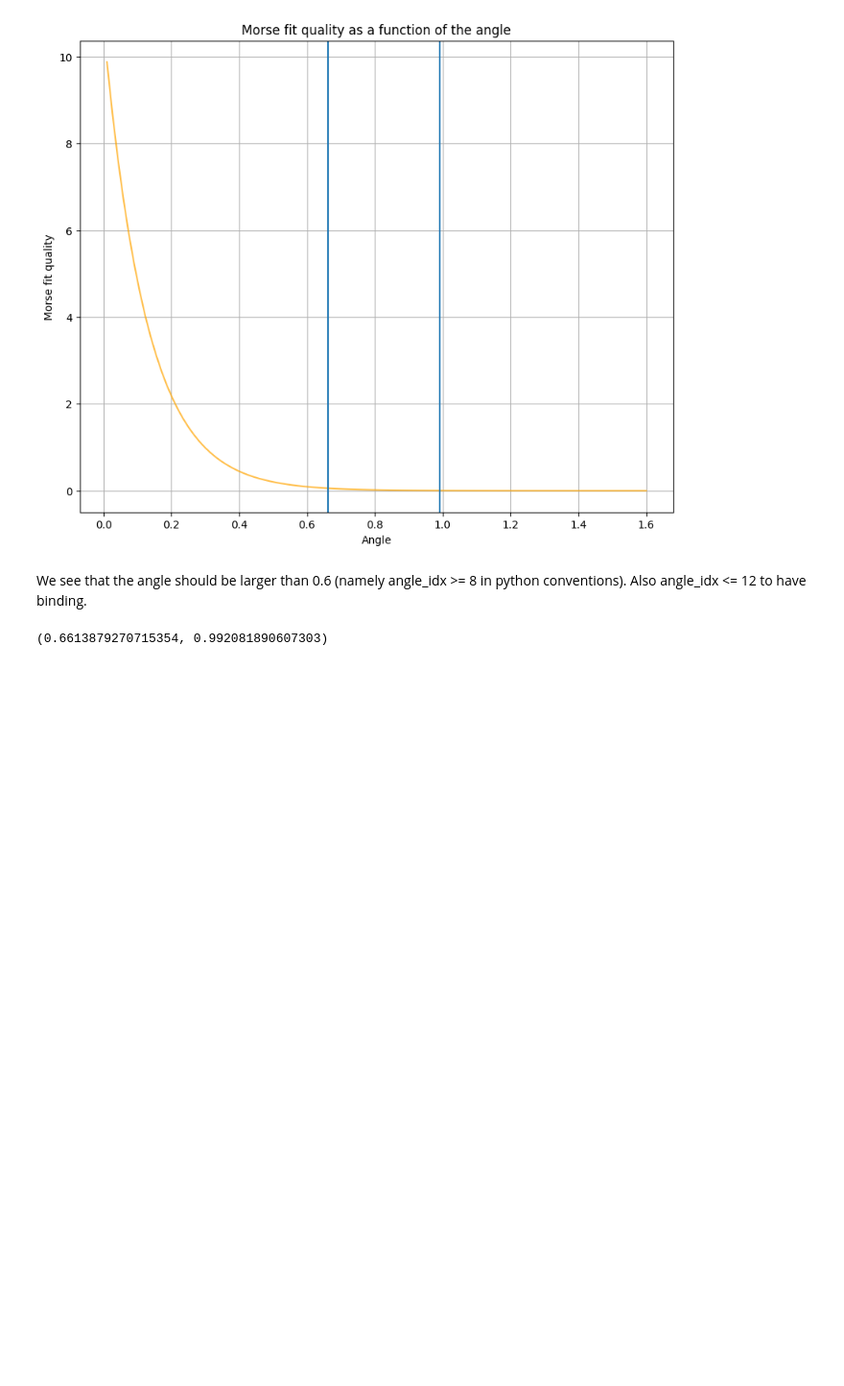
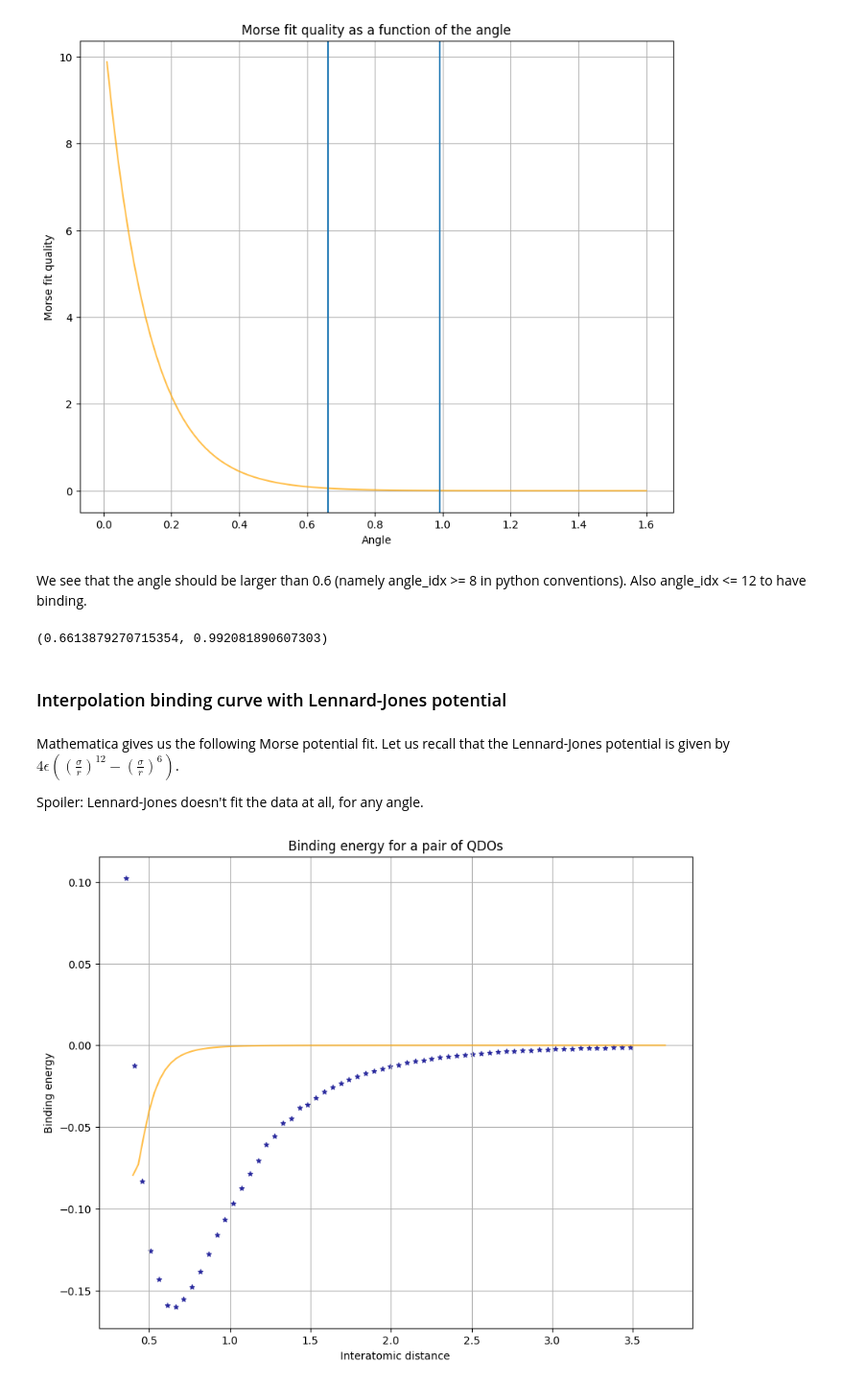
Before and after one commit to MatthieuSarkis/Long-range-intermolecular-interactions-on-a-continuous-variable-quantum-computer, a Jupyter notebook: driver.ipynb, the cells around one changed output. Shown at 96% size. Cells and saved outputs as stored; diff of their text form; code cells hidden in the pictures; blank space fills up the shorter version.

Commit message:
lennard-Jones done: doesn't work

```diff
--- a/driver.ipynb
+++ b/driver.ipynb
@@ -452,7 +451,7 @@ def loss(
 fit_quality_list = []
 
 for angle_idx in range(1, thetas.shape[0]):
-    l = loss(
+    l = loss_morse(
         distance_array=distances,
         binding_energy_array=binding_energies,
         angle_idx=angle_idx
@@ -516,3 +515,12 @@ Also angle_idx <= 12 to have binding.
 thetas[8], thetas[12]
 # %% [output]
 (0.6613879270715354, 0.992081890607303)
+# %% [markdown]
+### Interpolation binding curve with Lennard-Jones potential
+# %% [markdown]
+Mathematica gives us the following Morse potential fit. Let us recall that the Lennard-Jones potential is given by
+$4\epsilon\left(\left(\frac{\sigma}{r}\right)^{12}-\left(\frac{\sigma}{r}\right)^{6}\right)$.
+
+Spoiler: Lennard-Jones doesn't fit the data at all, for any angle.
+# %%
+startingDistance = [1, 2, 3, 5, 7, 8, 10, 12, 15, 18, 24, 22, 18, 17, 17, 16, 21, 25, 24] # starting at the first non-parallel angle
@@ -518,0 +574,43 @@ thetas[8], thetas[12]
+# %%
+def plot_binding_curve_lennard(
+    distance_array: np.ndarray,
+    binding_energy_array: np.ndarray,
+    angle_idx: int,
+    ymin: Optional[float]=None,
+    ymax: Optional[float]=None
+) -> None:
+
+    fig, axes = plt.subplots(nrows=1, ncols=1, figsize=(10, 8))
+
+    axes.plot(
+        np.linspace(0.4, 3.7, 100),
+        [interpolation_lennard(r, angle_idx) for r in np.linspace(0.4, 3.7, 100)],
+        c='orange',
+        alpha=0.7
+    )
+
+    axes.scatter(
+        distance_array[startingDistance[angle_idx-1]::3],
+        binding_energy_array[angle_idx, startingDistance[angle_idx-1]::3],
+        s=20,
+        c='darkblue',
+        marker='*',
+        alpha=0.7
+    )
+
+    axes.set_xlabel('Interatomic distance')
+    axes.set_ylabel('Binding energy')
+    if ymin is not None and ymax is not None:
+        axes.set_ylim(ymin, ymax)
+    axes.grid(True)
+    axes.set_title('Binding energy for a pair of QDOs')
+    plt.show()
+    #plt.savefig(save_path, dpi=300, transparent=False, bbox_inches='tight')
+# %%
+plot_binding_curve_lennard(
+    distance_array=distances,
+    binding_energy_array=binding_energies,
+    angle_idx=9
+)
+# %% [output]
+[figure, added]
```
Also changed, not shown: parts of 12 cells of this notebook, 1 other file.
